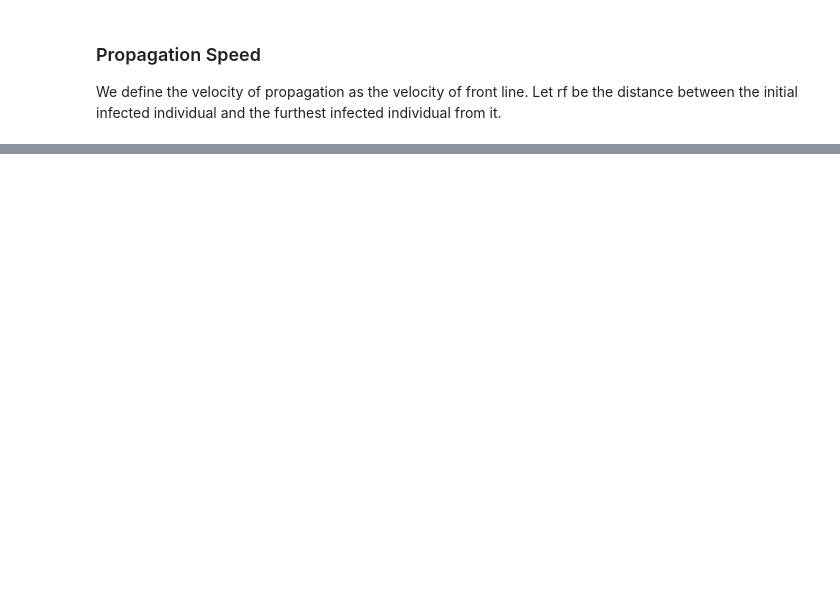
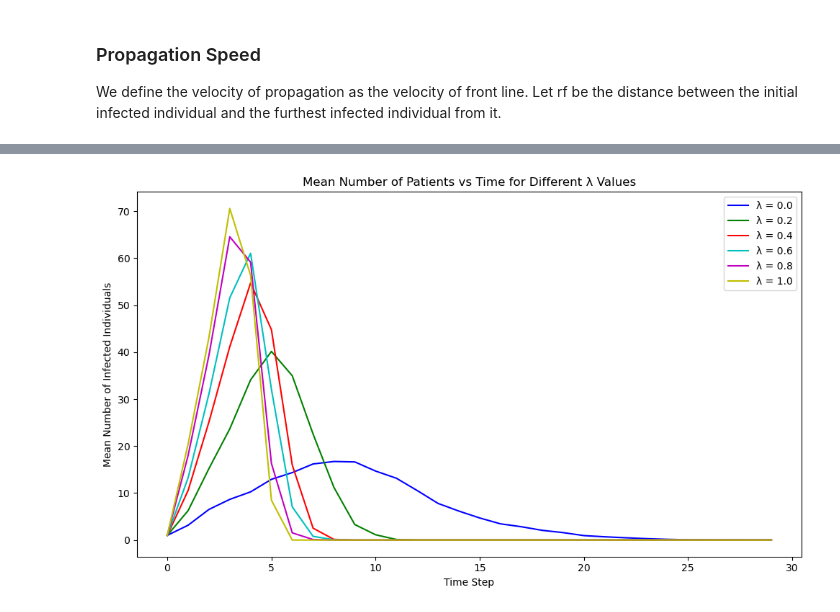
Before and after one commit to IamKrill1n/Effects-of-superspreaders-in-spread-of-epidemic-reimplementation, a Jupyter notebook: experiments.ipynb, the cells around one changed output, grey strips where cells are left out. Saved outputs shown, nothing was run; the diff lists cells and outputs as text; code cells hidden in the pictures; blank space fills up the shorter version.

```diff
--- a/experiments.ipynb
+++ b/experiments.ipynb
@@ -227,3 +212,58 @@ plt.legend()
 plt.tight_layout()
 plt.savefig("propagation_velocity_vs_superspreader_fraction.png", dpi=300, bbox_inches='tight')
 plt.show()
+# %%
+from joblib import Parallel, delayed
+import numpy as np
+import matplotlib.pyplot as plt
+
+num_mc_runs = 100  # Number of Monte Carlo runs per lambda value
+max_time_steps = 30
+lambda_values = [0.0, 0.2, 0.4, 0.6, 0.8, 1.0]
+colors = ['b', 'g', 'r', 'c', 'm', 'y']
+
+density_param = 20  # Fixed density parameter for this plot
+
+def run_and_get_I(lambda_val):
+    L_system = np.sqrt((N_pop * np.pi * r0_normal_val**2) / density_param)
+    S_h, I_h, R_h, t_h, _ = run_sir_simulation(
+        N=N_pop, L=L_system, r0_normal=r0_normal_val,
+        w0_base=w0_base_val, alpha_normal=alpha_normal_val,
+        gamma_recovery_prob=gamma_recovery_prob_val,
+        lambda_ss_fraction=lambda_val,
+        superspreader_model_type="strong",
+        initial_infected_count=1,
+        max_time_steps=max_time_steps,
+        verbose=False
+    )
+    # Pad to max_time_steps if needed
+    I_h = np.array(I_h)
+    if len(I_h) < max_time_steps:
+        I_h = np.pad(I_h, (0, max_time_steps - len(I_h)), 'constant')
+    return I_h
+
+plt.figure(figsize=(10, 6))
+
+for color, lambda_val in zip(colors, lambda_values):
+    # Run 100 MC simulations in parallel
+    I_runs = Parallel(n_jobs=8)(
+        delayed(run_and_get_I)(lambda_val) for _ in range(num_mc_runs)
+    )
+    # Ensure all arrays are of length max_time_steps
+    I_mat = np.stack([
+        np.pad(run, (0, max_time_steps - len(run)), 'constant') if len(run) < max_time_steps else run[:max_time_steps]
+        for run in I_runs
+    ])
+    I_mean = I_mat.mean(axis=0)
+    t = np.arange(max_time_steps)
+    plt.plot(t, I_mean, color=color, label=f"λ = {lambda_val:.1f}")
+
+plt.xlabel("Time Step")
+plt.ylabel("Mean Number of Infected Individuals")
+plt.title("Mean Number of Patients vs Time for Different λ Values")
+plt.legend()
+plt.grid(False)
+plt.tight_layout()
+plt.show()
+# %% [output]
+[figure, added]
```
Also changed, not shown: parts of 2 cells of this notebook, 5 other files.
